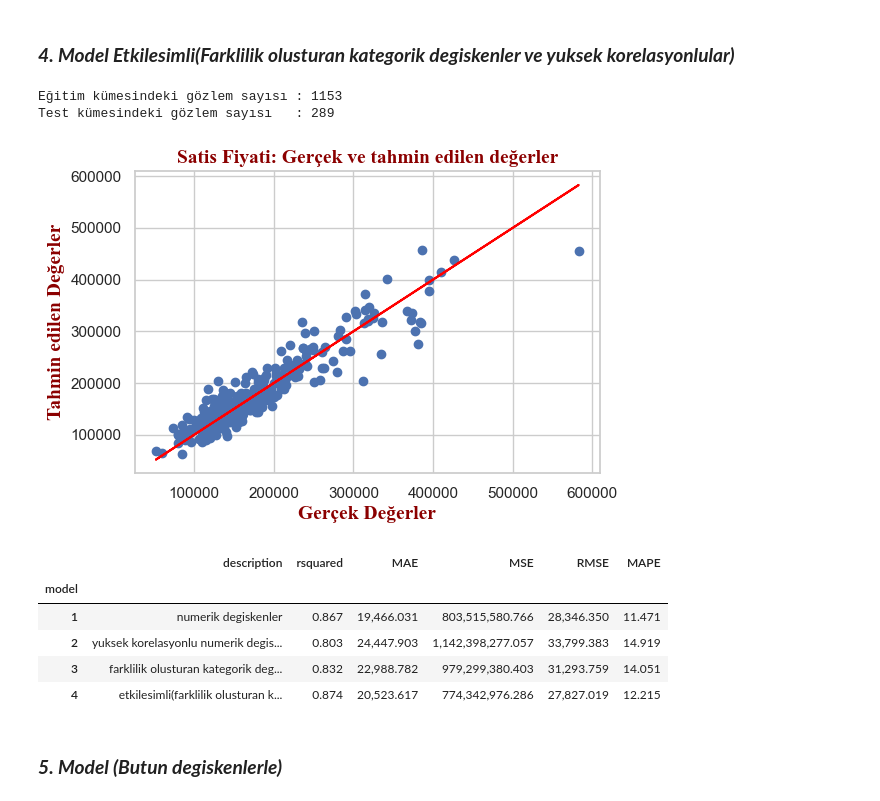
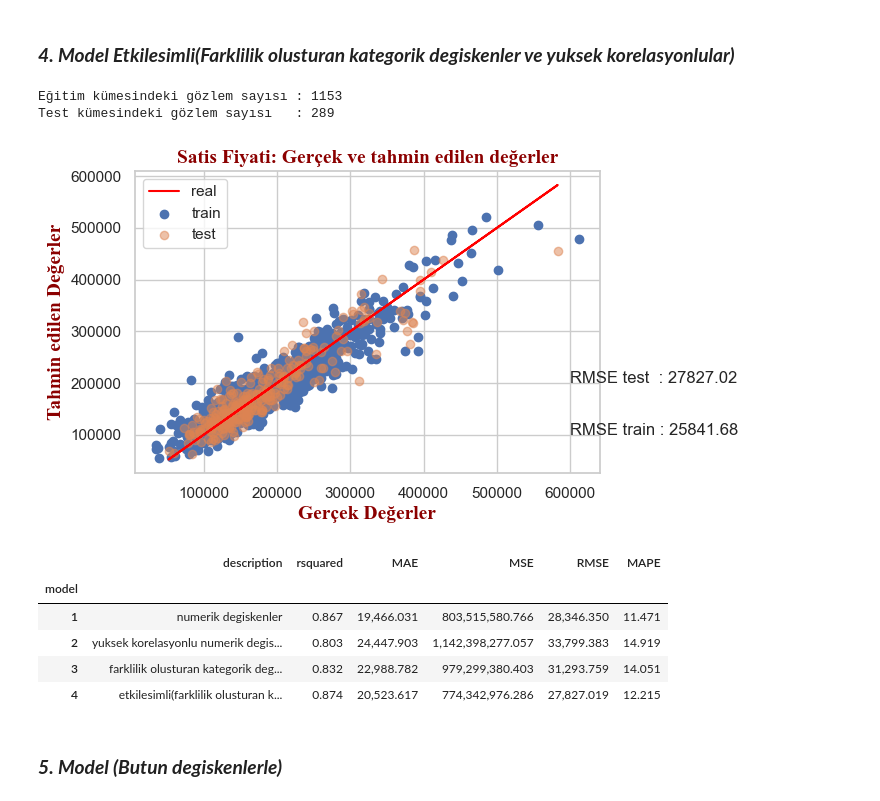
Before and after one commit to ahmetpergamum/datascience, a Jupyter notebook: 06_linear_regression/06_linear_regression_prediction.ipynb, the cells around one changed output. Saved outputs shown, nothing was run; the diff lists cells and outputs as text; code cells hidden in the pictures.

```diff
--- a/06_linear_regression/06_linear_regression_prediction.ipynb
+++ b/06_linear_regression/06_linear_regression_prediction.ipynb
@@ -250,40 +274,42 @@ expl_vars = high_corr + ['Neighborhood_e', 'SaleCondition_e']
 Y = house_prices['SalePrice']
 # aciklayici degiskenler
 X = house_prices[expl_vars]
 
 # kacinci dereceden polinomlar olusturacagiz belirtiyoruz
 poly = PolynomialFeatures(2)
 X = poly.fit_transform(X)
 
 # egitim verisini ayirma
 X_train, X_test, Y_train, Y_test = train_test_split(X, Y, test_size = 0.2, random_state = 465)
 
 print("Eğitim kümesindeki gözlem sayısı : {}".format(X_train.shape[0]))
 print("Test kümesindeki gözlem sayısı   : {}".format(X_test.shape[0]))
 
 # statsmodel kullanarak lrm
 # bias (intercept) değişkenini manuel olarak ekliyoruz
 # egitim verisi ile model olusturma
 X_train = sm.add_constant(X_train)
 results = sm.OLS(Y_train, X_train).fit()
 # test verisi ile tahmin
 X_test = sm.add_constant(X_test)
-Y_preds = results.predict(X_test)
-
+Y_test_pred = results.predict(X_test)
+# egitim verisi ile tahmin
+X_train = sm.add_constant(X_train)
+Y_train_pred = results.predict(X_train)
 
 # grafigi cizdirelim
-make_plot(Y_test, Y_preds)
+make_plot(Y_test, Y_test_pred, Y_train, Y_train_pred)
 
-# 4 inci model sonuclarini kaydedelim
-save_results(results, 4, Y_test, Y_preds,
+# model sonuclarini kaydedelim
+save_results(results, 4, Y_test, Y_test_pred,
              'etkilesimli(farklilik olusturan kategorik degiskenler ve yuksek korelasyonlular')
 
-# 4 inci model sonuclari
+# model sonuclari
 results_df
 # %% [output]
 Eğitim kümesindeki gözlem sayısı : 1153
 Test kümesindeki gözlem sayısı   : 289
-[figure, old version]
+[figure, new version]
 |  | description | rsquared | MAE | MSE | RMSE | MAPE |
 | model |  |  |  |  |  |  |
 | 1 | numerik degiskenler | 0.867 | 19,466.031 | 803,515,580.766 | 28,346.350 | 11.471 |
```
Also changed, not shown: parts of 10 cells of this notebook, 2 other files.
